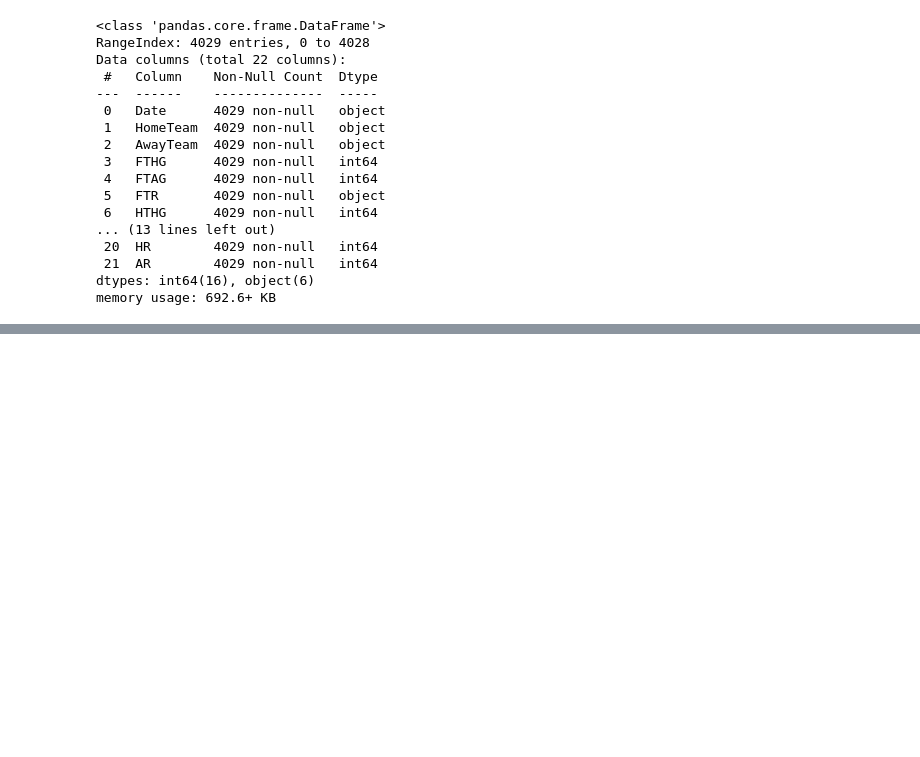
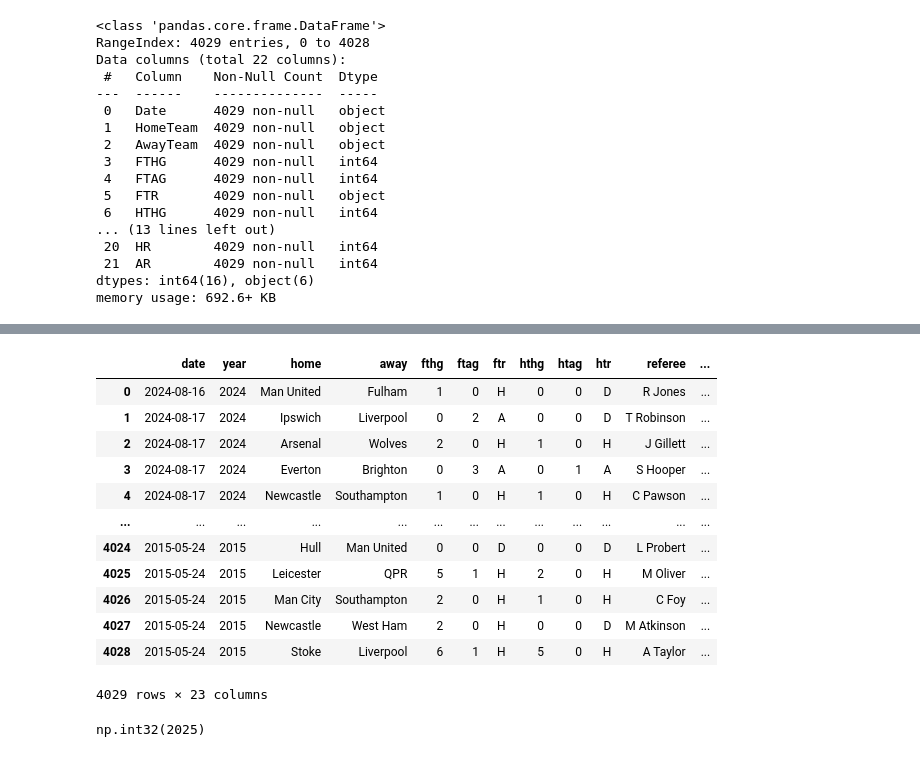
Before and after one commit to SmithNJ13/data_analysis, a Jupyter notebook: analysis.ipynb, the cells around one changed output, grey strips where cells are left out. Cells and saved outputs as stored; diff of their text form; code cells hidden in the pictures; blank space fills up the shorter version.

```diff
--- a/analysis.ipynb
+++ b/analysis.ipynb
@@ -147,0 +163,21 @@ Prem_DF.rename(columns={"Date": "date", "HomeTeam": "home", "AwayTeam": "away",
+# %%
+Prem_DF.insert(1, "year", Prem_DF["date"].dt.year)
+Prem_DF
+# %% [output]
+|  | date | year | home | away | fthg | ftag | ftr | hthg | htag | htr | referee | ... |
+| 0 | 2024-08-16 | 2024 | Man United | Fulham | 1 | 0 | H | 0 | 0 | D | R Jones | ... |
+| 1 | 2024-08-17 | 2024 | Ipswich | Liverpool | 0 | 2 | A | 0 | 0 | D | T Robinson | ... |
+| 2 | 2024-08-17 | 2024 | Arsenal | Wolves | 2 | 0 | H | 1 | 0 | H | J Gillett | ... |
+| 3 | 2024-08-17 | 2024 | Everton | Brighton | 0 | 3 | A | 0 | 1 | A | S Hooper | ... |
+| 4 | 2024-08-17 | 2024 | Newcastle | Southampton | 1 | 0 | H | 1 | 0 | H | C Pawson | ... |
+| ... | ... | ... | ... | ... | ... | ... | ... | ... | ... | ... | ... | ... |
+| 4024 | 2015-05-24 | 2015 | Hull | Man United | 0 | 0 | D | 0 | 0 | D | L Probert | ... |
+| 4025 | 2015-05-24 | 2015 | Leicester | QPR | 5 | 1 | H | 2 | 0 | H | M Oliver | ... |
+| 4026 | 2015-05-24 | 2015 | Man City | Southampton | 2 | 0 | H | 1 | 0 | H | C Foy | ... |
+| 4027 | 2015-05-24 | 2015 | Newcastle | West Ham | 2 | 0 | H | 0 | 0 | D | M Atkinson | ... |
+| 4028 | 2015-05-24 | 2015 | Stoke | Liverpool | 6 | 1 | H | 5 | 0 | H | A Taylor | ... |
+4029 rows × 23 columns
+# %%
+Prem_DF["year"].max()
+# %% [output]
+np.int32(2025)
```
Also changed, not shown: parts of 18 cells of this notebook.
